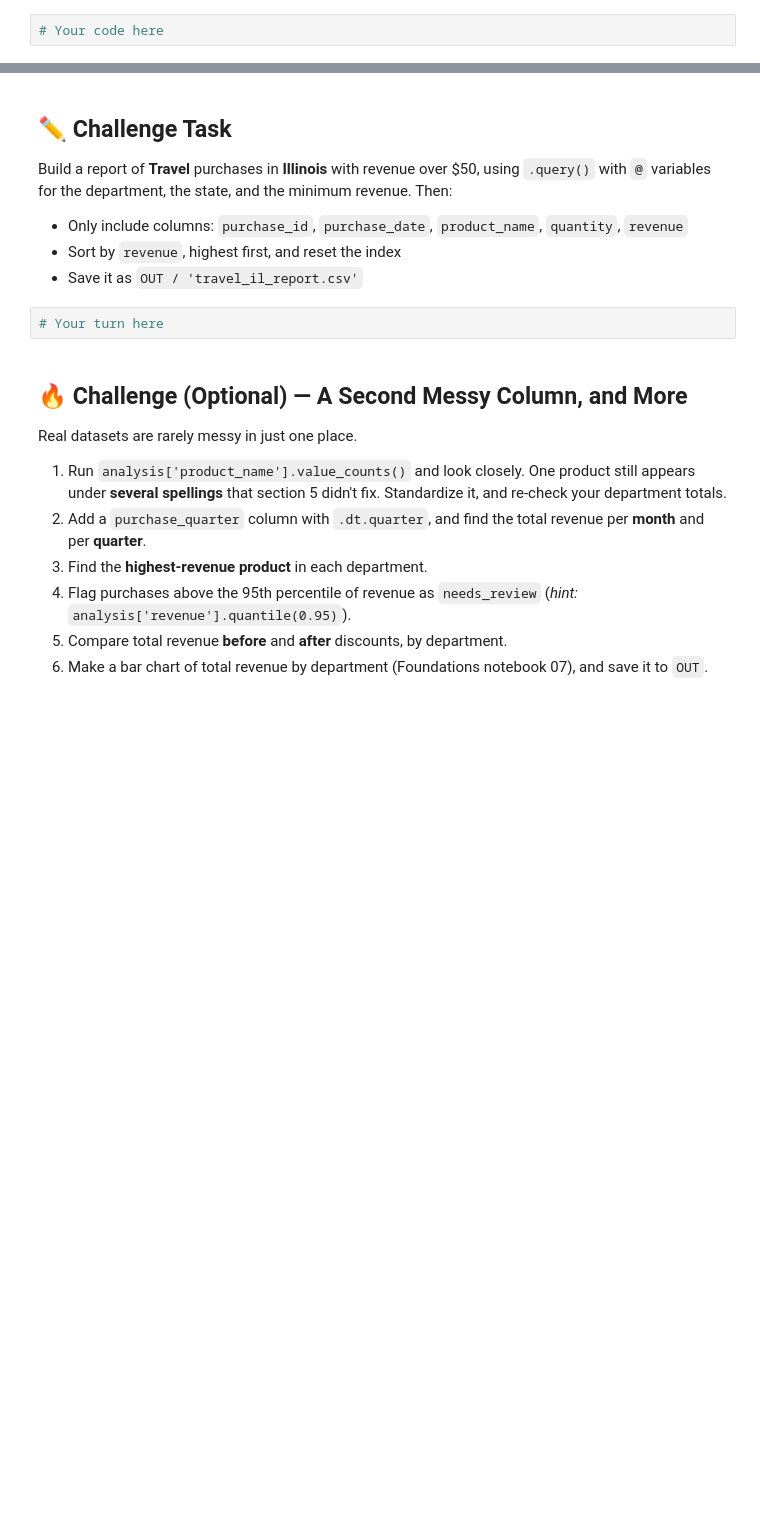
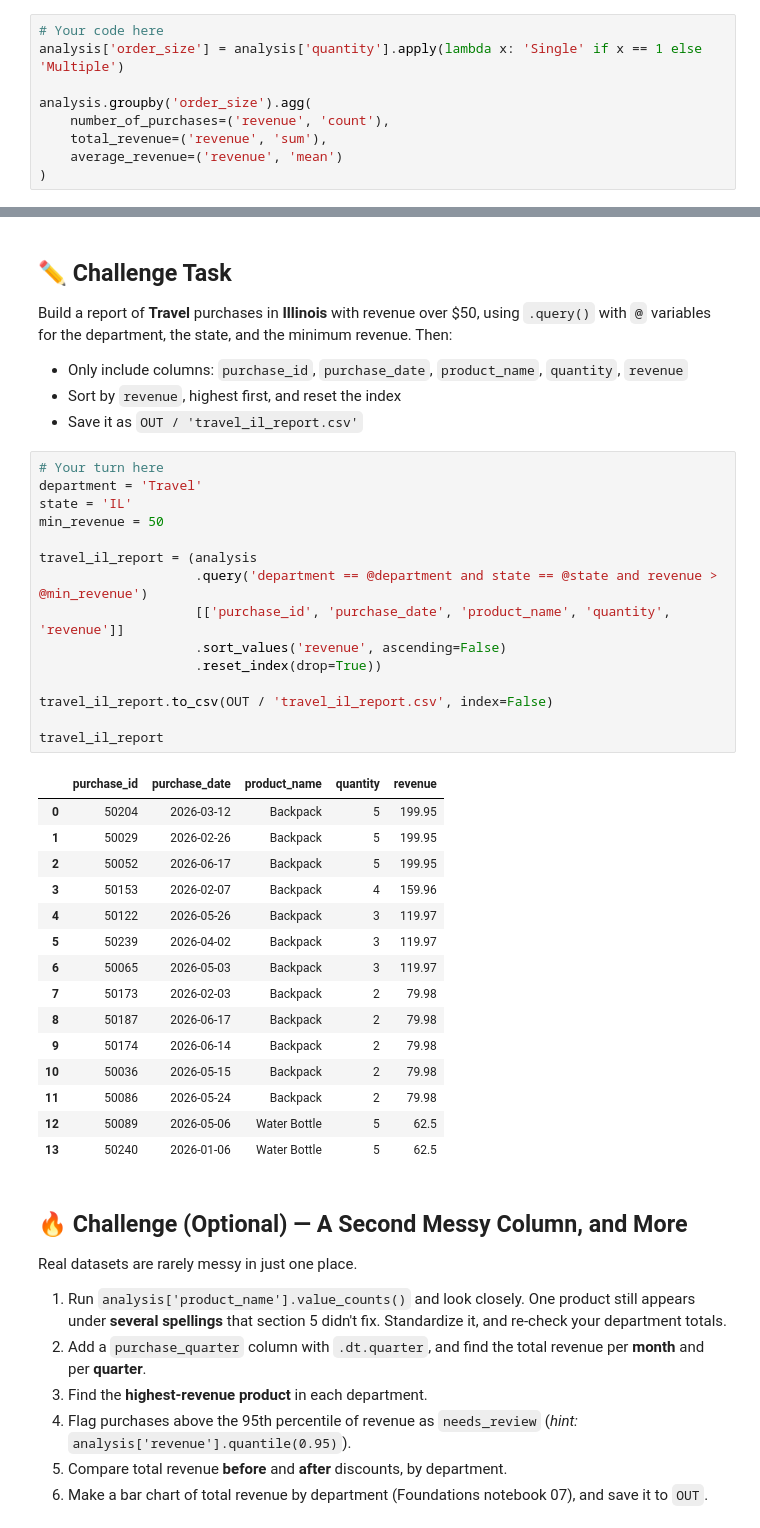
Before and after one commit to ECOKER1226/3603-data-science-coker, a Jupyter notebook: Work/06-Working_with_Data_Adv/08-Pandas_Wrangle_Lab.ipynb, the cells around one changed output, grey strips where cells are left out. Cells and saved outputs as stored; diff of their text form; blank space fills up the shorter version.

```diff
--- a/Work/06-Working_with_Data_Adv/08-Pandas_Wrangle_Lab.ipynb
+++ b/Work/06-Working_with_Data_Adv/08-Pandas_Wrangle_Lab.ipynb
@@ -325,3 +665,10 @@ Using `groupby`, find each **department's** share of total revenue as a percenta
 Create an `order_size` column that's `'Single'` when `quantity` is 1 and `'Multiple'` otherwise. Group by it and show the number of purchases, the total revenue, and the average revenue for each group.
 # %%
 # Your code here
+analysis['order_size'] = analysis['quantity'].apply(lambda x: 'Single' if x == 1 else 'Multiple')
+
+analysis.groupby('order_size').agg(
+    number_of_purchases=('revenue', 'count'),
+    total_revenue=('revenue', 'sum'),
+    average_revenue=('revenue', 'mean')
+)
@@ -349,6 +722,35 @@ Build a report of **Travel** purchases in **Illinois** with revenue over \$50, u
 - Save it as `OUT / 'travel_il_report.csv'`
 # %%
 # Your turn here
+department = 'Travel'
+state = 'IL'
+min_revenue = 50
+
+travel_il_report = (analysis
+                    .query('department == @department and state == @state and revenue > @min_revenue')
+                    [['purchase_id', 'purchase_date', 'product_name', 'quantity', 'revenue']]
+                    .sort_values('revenue', ascending=False)
+                    .reset_index(drop=True))
+
+travel_il_report.to_csv(OUT / 'travel_il_report.csv', index=False)
+
+travel_il_report
+# %% [output]
+|  | purchase_id | purchase_date | product_name | quantity | revenue |
+| 0 | 50204 | 2026-03-12 | Backpack | 5 | 199.95 |
+| 1 | 50029 | 2026-02-26 | Backpack | 5 | 199.95 |
+| 2 | 50052 | 2026-06-17 | Backpack | 5 | 199.95 |
+| 3 | 50153 | 2026-02-07 | Backpack | 4 | 159.96 |
+| 4 | 50122 | 2026-05-26 | Backpack | 3 | 119.97 |
+| 5 | 50239 | 2026-04-02 | Backpack | 3 | 119.97 |
+| 6 | 50065 | 2026-05-03 | Backpack | 3 | 119.97 |
+| 7 | 50173 | 2026-02-03 | Backpack | 2 | 79.98 |
+| 8 | 50187 | 2026-06-17 | Backpack | 2 | 79.98 |
+| 9 | 50174 | 2026-06-14 | Backpack | 2 | 79.98 |
+| 10 | 50036 | 2026-05-15 | Backpack | 2 | 79.98 |
+| 11 | 50086 | 2026-05-24 | Backpack | 2 | 79.98 |
+| 12 | 50089 | 2026-05-06 | Water Bottle | 5 | 62.5 |
+| 13 | 50240 | 2026-01-06 | Water Bottle | 5 | 62.5 |
 # %% [markdown]
 ## 🔥 Challenge (Optional) — A Second Messy Column, and More
 Real datasets are rarely messy in just one place.
```
Also changed, not shown: parts of 39 cells of this notebook.
